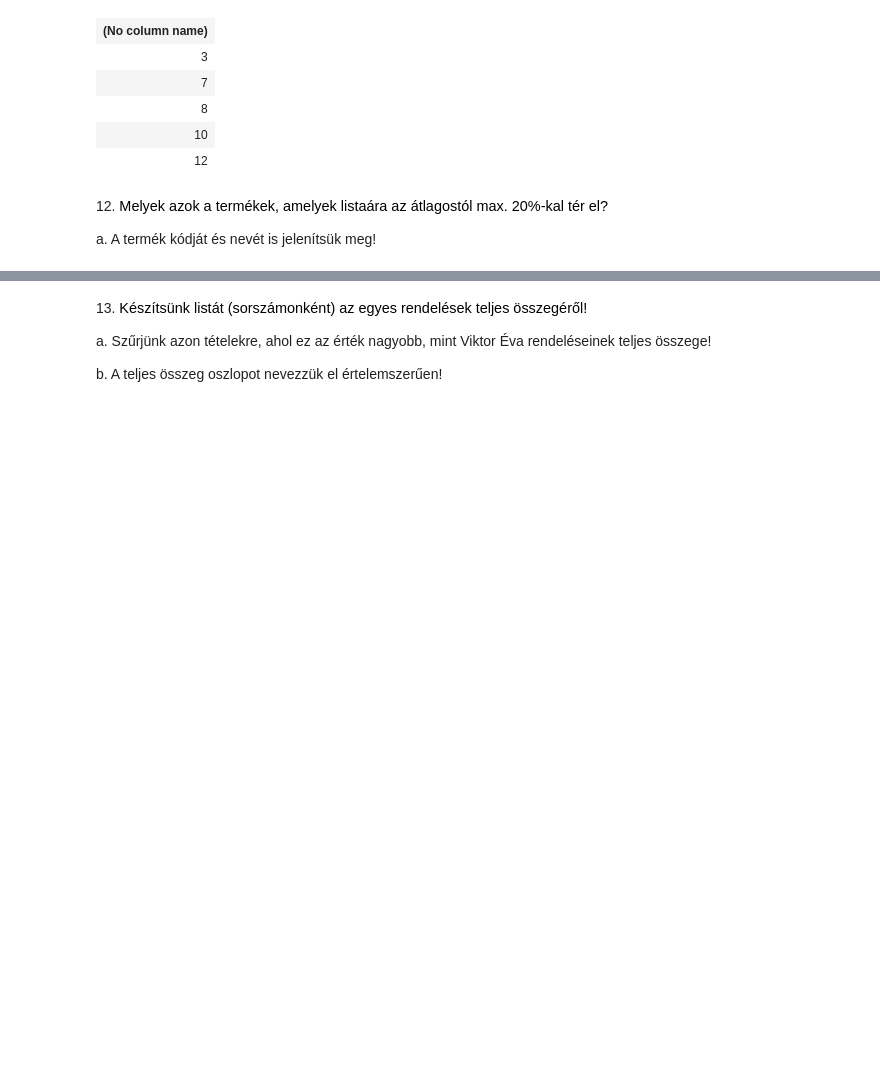
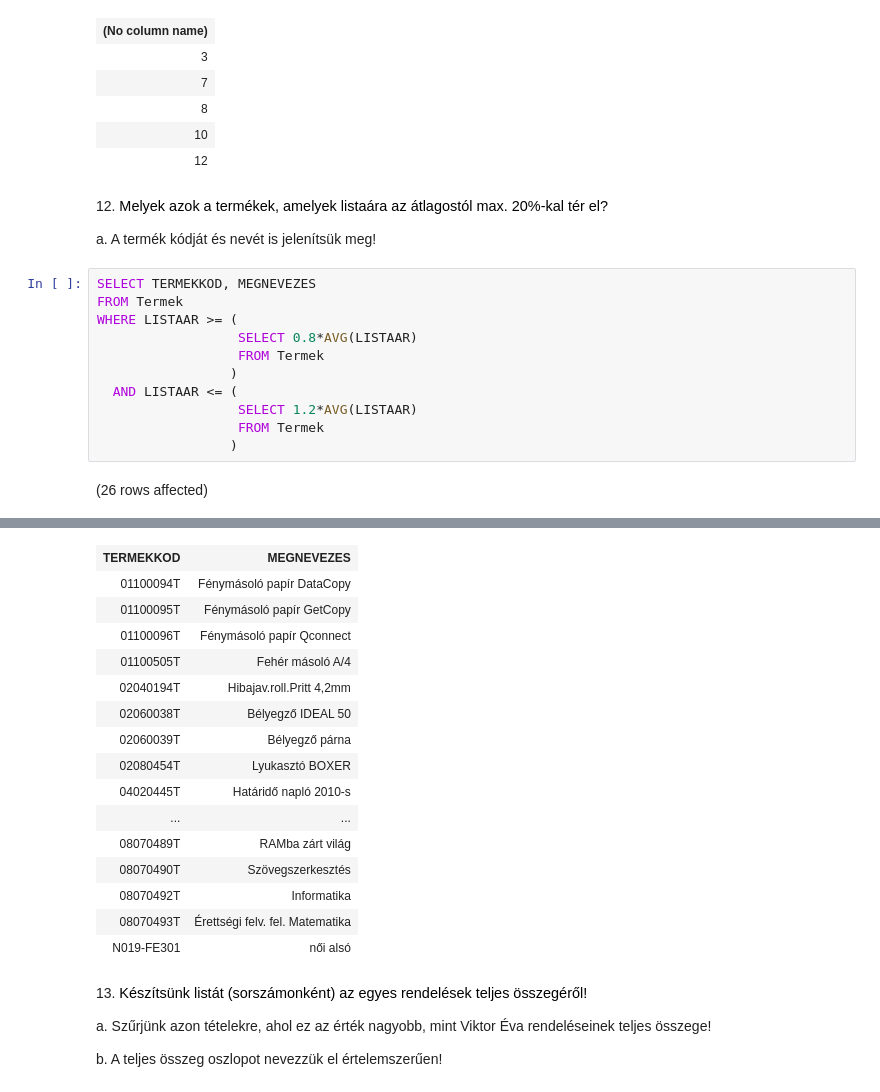
Before and after one commit to Cola39/GXH81K_adatbazis, a Jupyter notebook: gyakorlat06_feladatok.ipynb, the cells around one changed output, grey strips where cells are left out. Cells and saved outputs as stored; diff of their text form; blank space fills up the shorter version.

```diff
--- a/gyakorlat06_feladatok.ipynb
+++ b/gyakorlat06_feladatok.ipynb
@@ -294,3 +294,16 @@ Total execution time: 00:00:00.039
 12. <span style="background-color: rgb(255, 255, 255); color: rgb(0, 0, 0); font-family: &quot;Open Sans&quot;, sans-serif; font-size: 14.44px;">Melyek azok a termékek, amelyek listaára az átlagostól max. 20%-kal tér el?&nbsp;</span>
 
 a. A termék kódját és nevét is jelenítsük meg!
+# %%
+SELECT TERMEKKOD, MEGNEVEZES
+FROM Termek
+WHERE LISTAAR >= (
+                  SELECT 0.8*AVG(LISTAAR)
+                  FROM Termek
+                 )
+  AND LISTAAR <= (
+                  SELECT 1.2*AVG(LISTAAR)
+                  FROM Termek
+                 )
+# %% [output]
+(26 rows affected)
@@ -297,3 +311,19 @@ a. A termék kódját és nevét is jelenítsük meg!
+| TERMEKKOD | MEGNEVEZES |
+| 01100094T | Fénymásoló papír DataCopy |
+| 01100095T | Fénymásoló papír GetCopy |
+| 01100096T | Fénymásoló papír Qconnect |
+| 01100505T | Fehér másoló A/4 |
+| 02040194T | Hibajav.roll.Pritt 4,2mm |
+| 02060038T | Bélyegző IDEAL 50 |
+| 02060039T | Bélyegző párna |
+| 02080454T | Lyukasztó BOXER |
+| 04020445T | Határidő napló 2010-s |
+| ... | ... |
+| 08070489T | RAMba zárt világ |
+| 08070490T | Szövegszerkesztés |
+| 08070492T | Informatika |
+| 08070493T | Érettségi felv. fel. Matematika |
+| N019-FE301 | női alsó |
 # %% [markdown]
 13. <span style="background-color: rgb(255, 255, 255); color: rgb(0, 0, 0); font-family: &quot;Open Sans&quot;, sans-serif; font-size: 14.44px;">Készítsünk listát (sorszámonként) az egyes rendelések teljes összegéről!&nbsp;</span>
 
```
Also changed, not shown: parts of 1 cell of this notebook.
